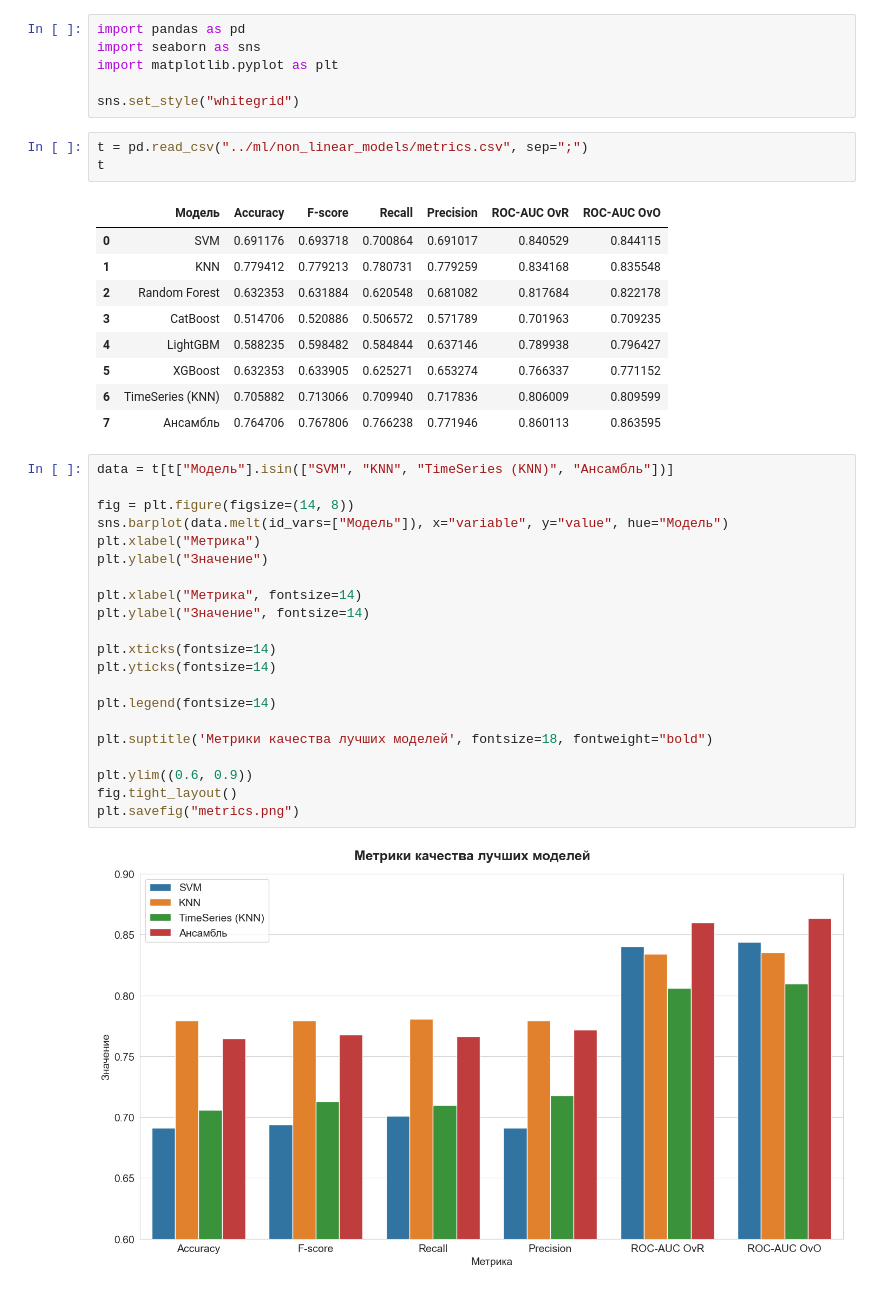
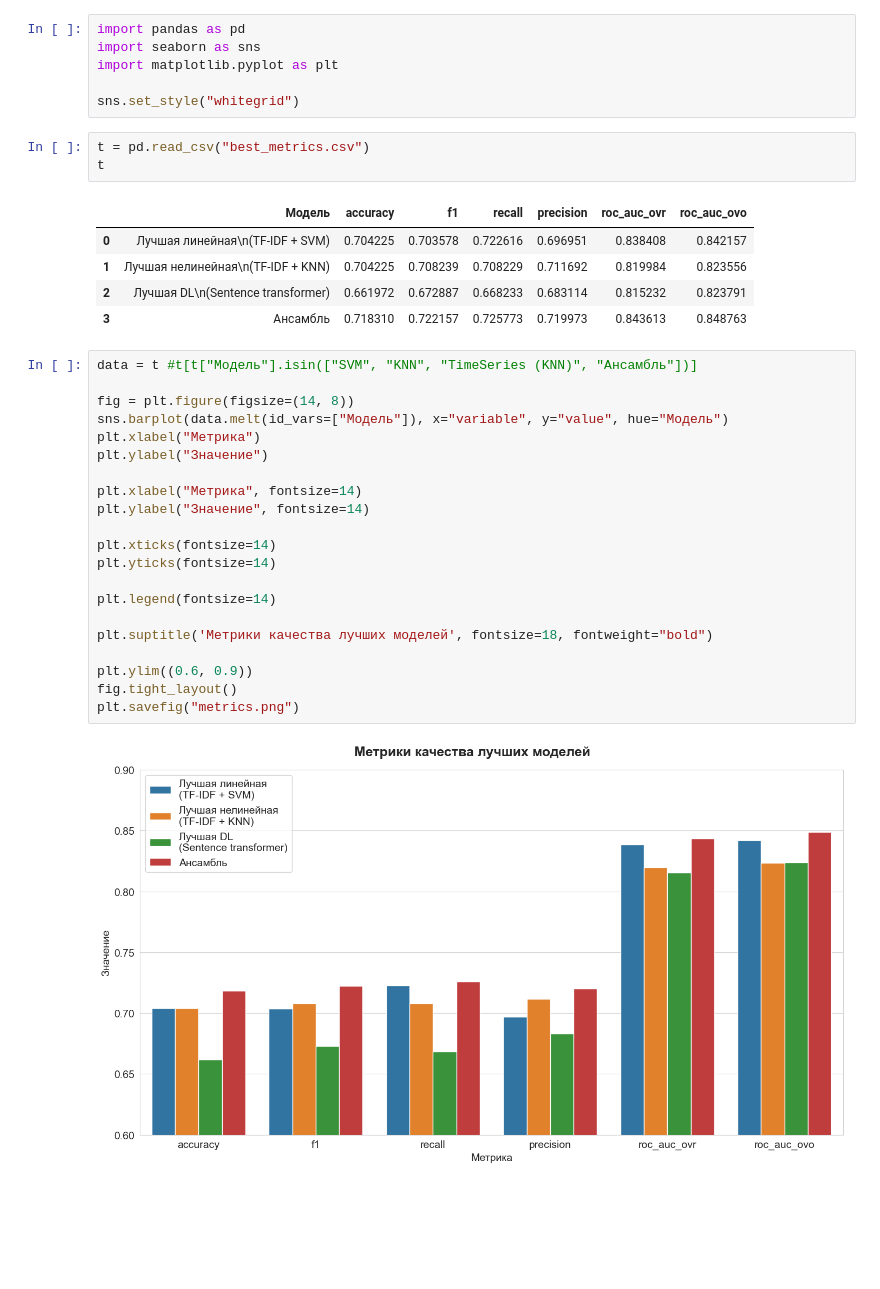
Before and after one commit to ai24-team-15/cbr-press-release-classifier, a Jupyter notebook: docs/plots.ipynb, the cells around one changed output. Saved outputs shown, nothing was run; the diff lists cells and outputs as text; blank space fills up the shorter version.

Commit message:
best metrics, updated images

```diff
--- a/docs/plots.ipynb
+++ b/docs/plots.ipynb
@@ -5,38 +5,34 @@ import matplotlib.pyplot as plt
 
 sns.set_style("whitegrid")
 # %%
-t = pd.read_csv("../ml/non_linear_models/metrics.csv", sep=";")
+t = pd.read_csv("best_metrics.csv")
 t
 # %% [output]
-|  | Модель | Accuracy | F-score | Recall | Precision | ROC-AUC OvR | ROC-AUC OvO |
-| 0 | SVM | 0.691176 | 0.693718 | 0.700864 | 0.691017 | 0.840529 | 0.844115 |
-| 1 | KNN | 0.779412 | 0.779213 | 0.780731 | 0.779259 | 0.834168 | 0.835548 |
-| 2 | Random Forest | 0.632353 | 0.631884 | 0.620548 | 0.681082 | 0.817684 | 0.822178 |
-| 3 | CatBoost | 0.514706 | 0.520886 | 0.506572 | 0.571789 | 0.701963 | 0.709235 |
-| 4 | LightGBM | 0.588235 | 0.598482 | 0.584844 | 0.637146 | 0.789938 | 0.796427 |
-| 5 | XGBoost | 0.632353 | 0.633905 | 0.625271 | 0.653274 | 0.766337 | 0.771152 |
-| 6 | TimeSeries (KNN) | 0.705882 | 0.713066 | 0.709940 | 0.717836 | 0.806009 | 0.809599 |
-| 7 | Ансамбль | 0.764706 | 0.767806 | 0.766238 | 0.771946 | 0.860113 | 0.863595 |
+|  | Модель | accuracy | f1 | recall | precision | roc_auc_ovr | roc_auc_ovo |
+| 0 | Лучшая линейная\n(TF-IDF + SVM) | 0.704225 | 0.703578 | 0.722616 | 0.696951 | 0.838408 | 0.842157 |
+| 1 | Лучшая нелинейная\n(TF-IDF + KNN) | 0.704225 | 0.708239 | 0.708229 | 0.711692 | 0.819984 | 0.823556 |
+| 2 | Лучшая DL\n(Sentence transformer) | 0.661972 | 0.672887 | 0.668233 | 0.683114 | 0.815232 | 0.823791 |
+| 3 | Ансамбль | 0.718310 | 0.722157 | 0.725773 | 0.719973 | 0.843613 | 0.848763 |
 # %%
-data = t[t["Модель"].isin(["SVM", "KNN", "TimeSeries (KNN)", "Ансамбль"])]
+data = t #t[t["Модель"].isin(["SVM", "KNN", "TimeSeries (KNN)", "Ансамбль"])]
 
 fig = plt.figure(figsize=(14, 8))
 sns.barplot(data.melt(id_vars=["Модель"]), x="variable", y="value", hue="Модель")
 plt.xlabel("Метрика")
 plt.ylabel("Значение")
 
 plt.xlabel("Метрика", fontsize=14)
 plt.ylabel("Значение", fontsize=14)
 
 plt.xticks(fontsize=14)
 plt.yticks(fontsize=14)
 
 plt.legend(fontsize=14)
 
 plt.suptitle('Метрики качества лучших моделей', fontsize=18, fontweight="bold")
 
 plt.ylim((0.6, 0.9))
 fig.tight_layout()
 plt.savefig("metrics.png")
 # %% [output]
-[figure, old version]
+[figure, new version]
```
Also changed, not shown: 7 other files.
